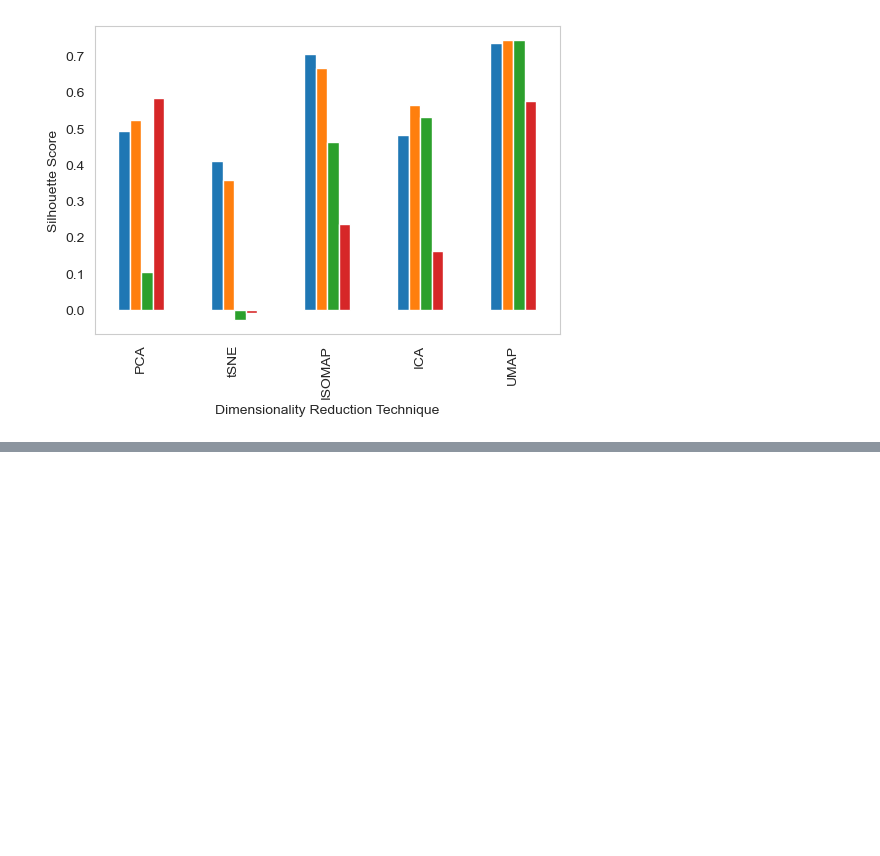
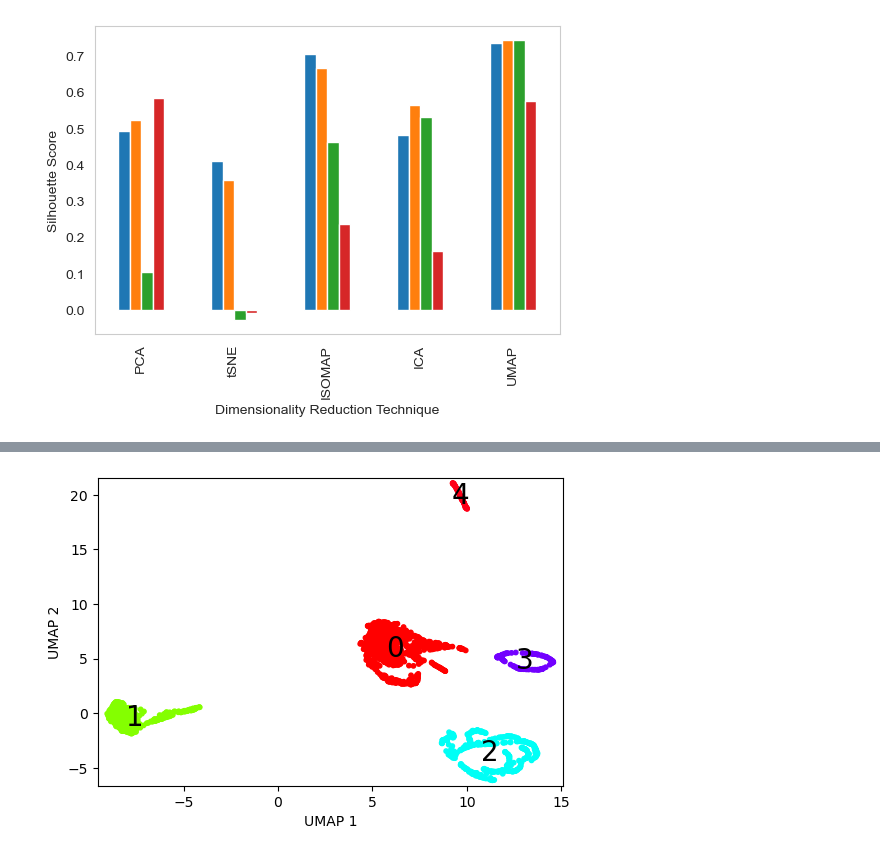
Before and after one commit to anabenitoterreros/TEPaat, a Jupyter notebook: notebooks/3.2-aat-Clustering-extended.ipynb, the cells around one changed output, grey strips where cells are left out. Cells and saved outputs as stored; diff of their text form; code cells hidden in the pictures; blank space fills up the shorter version.

```diff
--- a/notebooks/3.2-aat-Clustering-extended.ipynb
+++ b/notebooks/3.2-aat-Clustering-extended.ipynb
@@ -753,0 +757,4 @@ plot_2D_scatter_updated(data = umap_2D_data, targetLabels = labels['label'], pre
+# %%
+plot_2D_scatter_updated(data = umap_2D_data, Labels = dbscan_with_UMAP, type = ['UMAP'])
+# %% [output]
+[figure, added]
```
Also changed, not shown: parts of 10 cells of this notebook, 2 other files.
